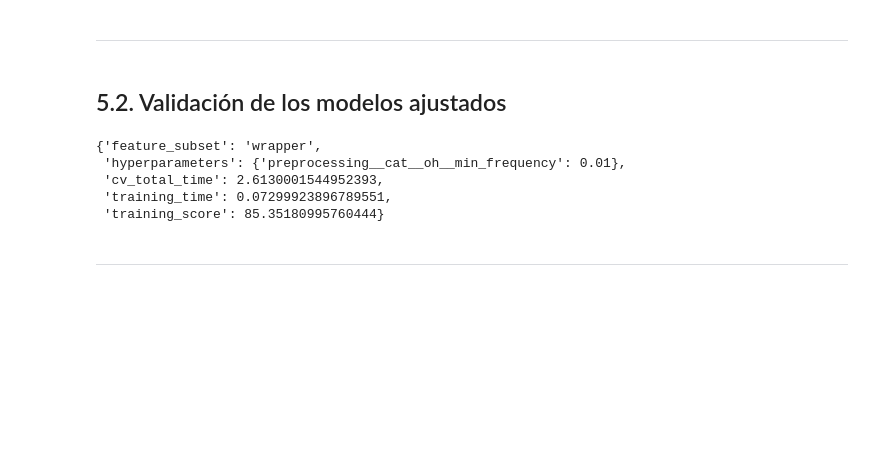
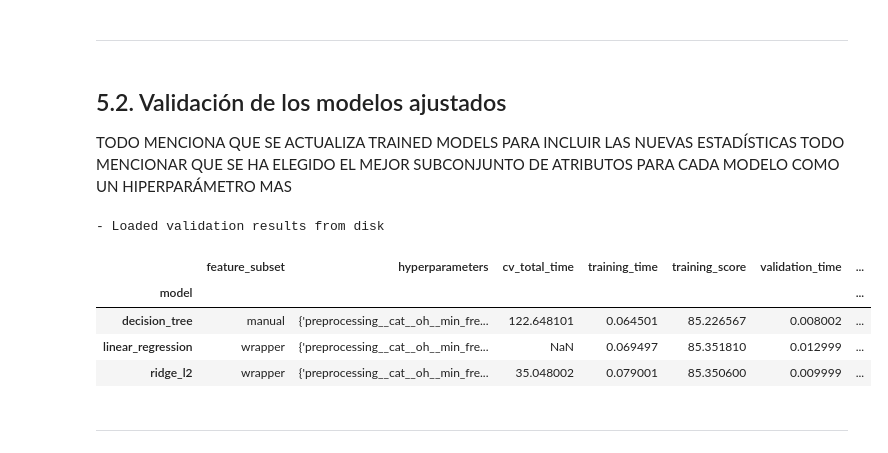
Before and after one commit to MoonDollLuna/cidaen_m5_thesis, a Jupyter notebook: WiDS Datathon 2024 C2 - Part 2 (Regression Models).ipynb, the cells around one changed output. Cells and saved outputs as stored; diff of their text form; code cells hidden in the pictures; blank space fills up the shorter version.

```diff
--- a/WiDS Datathon 2024 C2 - Part 2 (Regression Models).ipynb
+++ b/WiDS Datathon 2024 C2 - Part 2 (Regression Models).ipynb
@@ -1948,7 +1949,6 @@ def hyperparameter_search(model_list, model_pipelines, search_type, n_iters, tra
             results_dict = {
                 "feature_subset": selected_fs,
                 "hyperparameters": dict_training_results[model_name][selected_fs]["hyperparameters"],
-                "cv_total_time": dict_training_results[model_name][selected_fs]["cv_total_time"],
                 "training_time": dict_training_results[model_name][selected_fs]["training_time"],
                 "training_score": dict_training_results[model_name][selected_fs]["training_score"],
             }
@@ -1993,7 +1993,7 @@ print(f"Models with Grid CV: {grid_cv_models}\n")
 # Perform hyperparameter search of these models
 trained_models, dict_training_results = hyperparameter_search(
     #model_list=grid_cv_models,
-    model_list=["linear_regression", "ridge_l2"],
+    model_list=["linear_regression"],
     model_pipelines=model_pipelines,
     n_iters=None,
     search_type="grid",
@@ -2175,14 +2170,54 @@ display(df_training_results.head(12))
 <a id="section5-2"></a>
 
 ## 5.2. Validación de los modelos ajustados
+
+TODO MENCIONA QUE SE ACTUALIZA TRAINED MODELS PARA INCLUIR LAS NUEVAS ESTADÍSTICAS
+TODO MENCIONAR QUE SE HA ELEGIDO EL MEJOR SUBCONJUNTO DE ATRIBUTOS PARA CADA MODELO COMO UN HIPERPARÁMETRO MAS
-# %%
-display(trained_models["linear_regression"]["information"])
-# %% [output]
-{'feature_subset': 'wrapper',
- 'hyperparameters': {'preprocessing__cat__oh__min_frequency': 0.01},
- 'cv_total_time': 2.6130001544952393,
- 'training_time': 0.07299923896789551,
- 'training_score': 85.35180995760444}
+# %%
+# Evaluate all of the trained models on the validation dataset
+for model_name in trained_models:
+
+    # Time keeping
+    current_time = time()
+
+    # Extract the model and predict the outputs for the validation dataset
+    model = trained_models[model_name]["model"]
+    val_predict = model.predict(X_val)
+    current_time = time() - current_time
+
+    # Obtain the error (RMSE) for the prediction
+    score = root_mean_squared_error(y_true=y_val, y_pred=val_predict)
+
+    # Store the new information
+    trained_models[model_name]["information"]["validation_time"] = current_time
+    trained_models[model_name]["information"]["validation_score"] = score
+# %%
+# Check if the training results were already stored and if it is appropriate to rewrite it
+if os.path.exists(r"./results/validation_results.csv") and not FORCE_MODEL_TRAINING:
+
+    # Results exist - load them directly and ignore the dictionary
+    df_validation_results = pd.read_csv(r"./results/validation_results.csv", index_col="model")
+    print("- Loaded validation results from disk")
+
+else:
+
+    # Results do not exist - generate the Dataframe from the trained models dictionaries
+    dict_validation_results = {model_name: model_dict["information"] for model_name, model_dict in trained_models.items()}
+    df_validation_results = pd.DataFrame.from_records(dict_validation_results).transpose().rename_axis("model")
+
+    Path(r"./results").mkdir(parents=True, exist_ok=True)
+    df_validation_results.to_csv(r"./results/validation_results.csv", index_label="model")
+    print("- Wrote validation results into disk")
+# %% [output]
+- Loaded validation results from disk
+# %%
+display(df_validation_results)
+# %% [output]
+|  | feature_subset | hyperparameters | cv_total_time | training_time | training_score | validation_time | ... |
+| model |  |  |  |  |  |  | ... |
+| decision_tree | manual | {'preprocessing__cat__oh__min_fre... | 122.648101 | 0.064501 | 85.226567 | 0.008002 | ... |
+| linear_regression | wrapper | {'preprocessing__cat__oh__min_fre... | NaN | 0.069497 | 85.351810 | 0.012999 | ... |
+| ridge_l2 | wrapper | {'preprocessing__cat__oh__min_fre... | 35.048002 | 0.079001 | 85.350600 | 0.009999 | ... |
 # %% [markdown]
 ---
 # %% [markdown]
```
Also changed, not shown: parts of 2 cells of this notebook, 1 other file.
